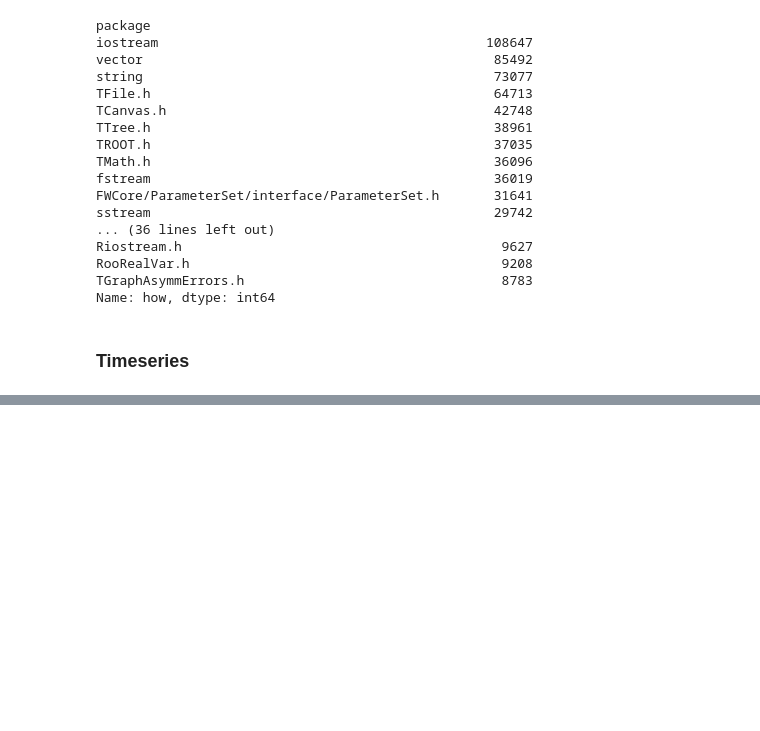
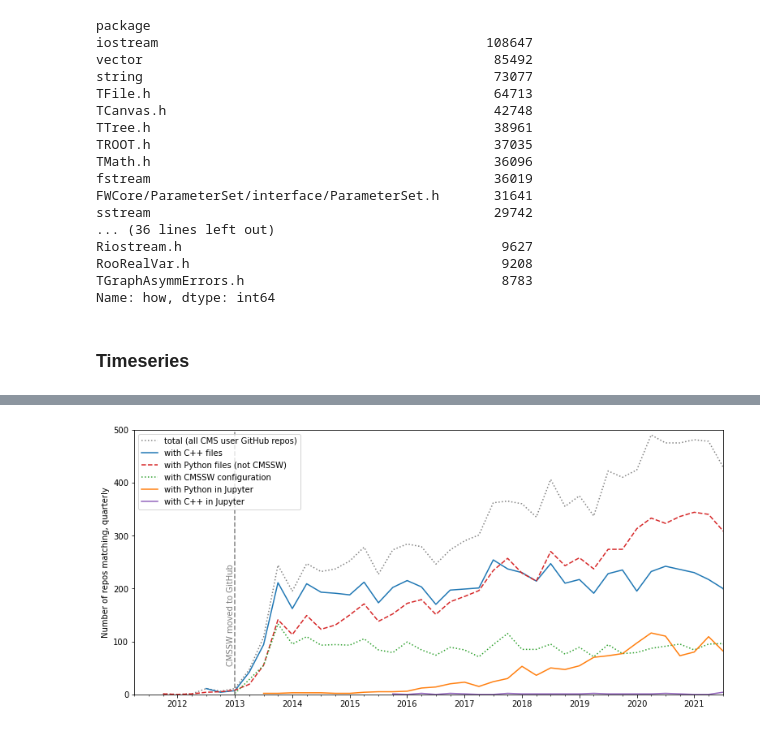
Before and after one commit to jpivarski-talks/2022-03-04-reload-statistics, a Jupyter notebook: github-package-dependencies.ipynb, the cells around one changed output, grey strips where cells are left out. Cells and saved outputs as stored; diff of their text form; code cells hidden in the pictures; blank space fills up the shorter version.

```diff
--- a/github-package-dependencies.ipynb
+++ b/github-package-dependencies.ipynb
@@ -266,0 +270,42 @@ Text(0, 0.5, "CMS physicists' repositories with search hits")
+# %%
+comparison2 = pd.DataFrame({
+    "total (all CMS user GitHub repos)": matches_df.groupby(["repo", "date"]).any().droplevel(0)["how"].resample(
+        "Q", origin=pd.to_datetime("2013-01-01")
+    ).sum(),
+    "with C++ files": matches_df[is_cpp].groupby(["repo", "date"]).any().droplevel(0)["how"].resample(
+        "Q", origin=pd.to_datetime("2013-01-01")
+    ).sum(),
+    "with Python files (not CMSSW)": matches_df[is_python & ~is_framework].groupby(["repo", "date"]).any().droplevel(0)["how"].resample(
+        "Q", origin=pd.to_datetime("2013-01-01")
+    ).sum(),
+    "with CMSSW configuration": matches_df[is_python & is_framework].groupby(["repo", "date"]).any().droplevel(0)["how"].resample(
+        "Q", origin=pd.to_datetime("2013-01-01")
+    ).sum(),
+    "with Python in Jupyter": matches_df[is_python_jupyter].groupby(["repo", "date"]).any().droplevel(0)["how"].resample(
+        "Q", origin=pd.to_datetime("2013-01-01")
+    ).sum(),
+    "with C++ in Jupyter": matches_df[is_cpp_jupyter].groupby(["repo", "date"]).any().droplevel(0)["how"].resample(
+        "Q", origin=pd.to_datetime("2013-01-01")
+    ).sum(),
+})
+# %%
+fig, ax = plt.subplots()
+
+comparison2.plot(ax=ax,
+                 style=[":", "-", "--", ":", "-", "-"],
+                 color=["gray", c[0], c[3], c[2], c[1], c[4]],
+                 figsize=(13, 6))
+
+ax.axvline(x=pd.to_datetime("2013-01-01"), ls="--", c="gray")
+ax.text(pd.to_datetime("2013-01-01"), 0.3, "CMSSW moved to GitHub",
+        transform=ax.get_xaxis_transform(), rotation=90, ha="right", va="center", c="gray")
+
+ax.set_xlim(pd.to_datetime("2011-06-01"), pd.to_datetime("2021-09-01"))
+ax.set_ylim(0, 500)
+ax.set_xlabel("")
+ax.set_ylabel("Number of repos matching, quarterly")
+ax.legend(loc="upper left")
+ax.get_figure().savefig("PLOTS/gihub-language-fullstudy.svg")
+ax.get_figure().savefig("PLOTS/gihub-language-fullstudy.pdf")
+# %% [output]
+[figure, added]
```
Also changed, not shown: parts of 2 cells of this notebook, 4 other files.
